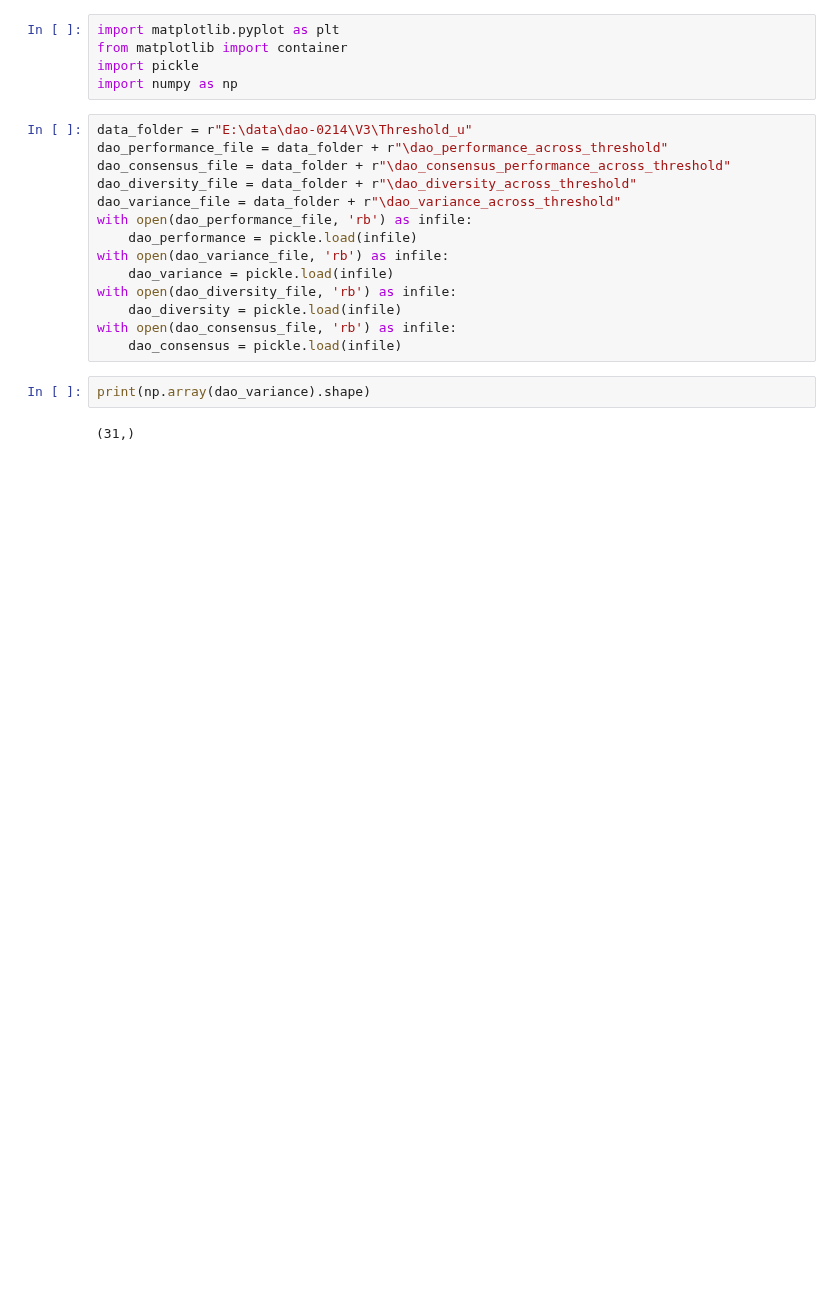
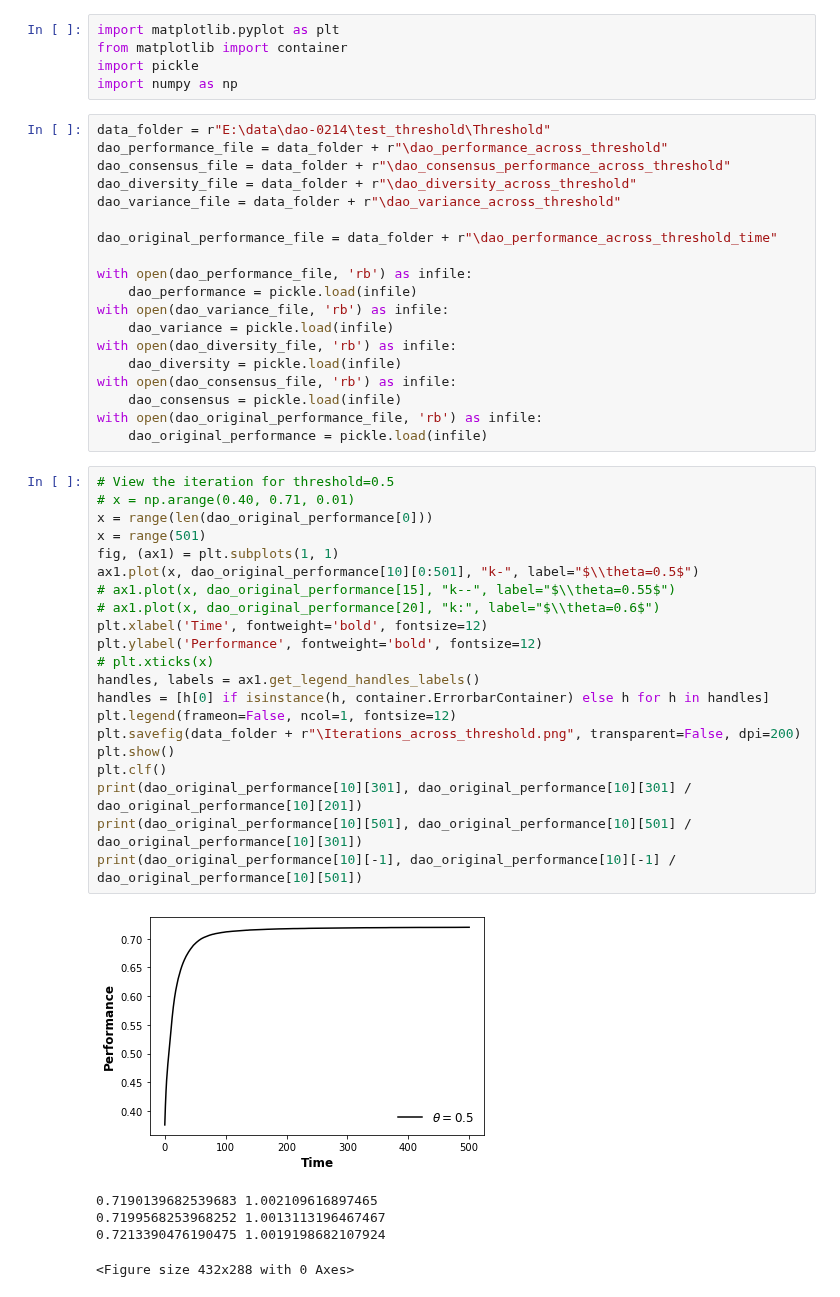
Before and after one commit to GrandJune/DAOs, a Jupyter notebook: V3/Threshold/evaluator.ipynb, the cells around one changed output. Drawn from its saved outputs; the diff is of its cells as text; blank space fills up the shorter version.

```diff
--- a/V3/Threshold/evaluator.ipynb
+++ b/V3/Threshold/evaluator.ipynb
@@ -4,11 +4,14 @@ from matplotlib import container
 import pickle
 import numpy as np
 # %%
-data_folder = r"E:\data\dao-0214\V3\Threshold_u"
+data_folder = r"E:\data\dao-0214\test_threshold\Threshold"
 dao_performance_file = data_folder + r"\dao_performance_across_threshold"
 dao_consensus_file = data_folder + r"\dao_consensus_performance_across_threshold"
 dao_diversity_file = data_folder + r"\dao_diversity_across_threshold"
 dao_variance_file = data_folder + r"\dao_variance_across_threshold"
+
+dao_original_performance_file = data_folder + r"\dao_performance_across_threshold_time"
+
 with open(dao_performance_file, 'rb') as infile:
     dao_performance = pickle.load(infile)
 with open(dao_variance_file, 'rb') as infile:
@@ -17,10 +20,35 @@ with open(dao_diversity_file, 'rb') as infile:
     dao_diversity = pickle.load(infile)
 with open(dao_consensus_file, 'rb') as infile:
     dao_consensus = pickle.load(infile)
+with open(dao_original_performance_file, 'rb') as infile:
+    dao_original_performance = pickle.load(infile)
-# %%
-print(np.array(dao_variance).shape)
-# %% [output]
-(31,)
+# %%
+# View the iteration for threshold=0.5
+# x = np.arange(0.40, 0.71, 0.01)
+x = range(len(dao_original_performance[0]))
+x = range(501)
+fig, (ax1) = plt.subplots(1, 1)
+ax1.plot(x, dao_original_performance[10][0:501], "k-", label="$\\theta=0.5$")
+# ax1.plot(x, dao_original_performance[15], "k--", label="$\\theta=0.55$")
+# ax1.plot(x, dao_original_performance[20], "k:", label="$\\theta=0.6$")
+plt.xlabel('Time', fontweight='bold', fontsize=12)
+plt.ylabel('Performance', fontweight='bold', fontsize=12)
+# plt.xticks(x)
+handles, labels = ax1.get_legend_handles_labels()
+handles = [h[0] if isinstance(h, container.ErrorbarContainer) else h for h in handles]
+plt.legend(frameon=False, ncol=1, fontsize=12)
+plt.savefig(data_folder + r"\Iterations_across_threshold.png", transparent=False, dpi=200)
+plt.show()
+plt.clf()
+print(dao_original_performance[10][301], dao_original_performance[10][301] / dao_original_performance[10][201])
+print(dao_original_performance[10][501], dao_original_performance[10][501] / dao_original_performance[10][301])
+print(dao_original_performance[10][-1], dao_original_performance[10][-1] / dao_original_performance[10][501])
+# %% [output]
+[figure, added]
+0.7190139682539683 1.002109616897465
+0.7199568253968252 1.0013113196467467
+0.7213390476190475 1.0019198682107924
+<Figure size 432x288 with 0 Axes>
 # %%
 # Performance
 x = np.arange(0.40, 0.71, 0.01)
```
Also changed, not shown: parts of 2 cells of this notebook, 51 other files.
